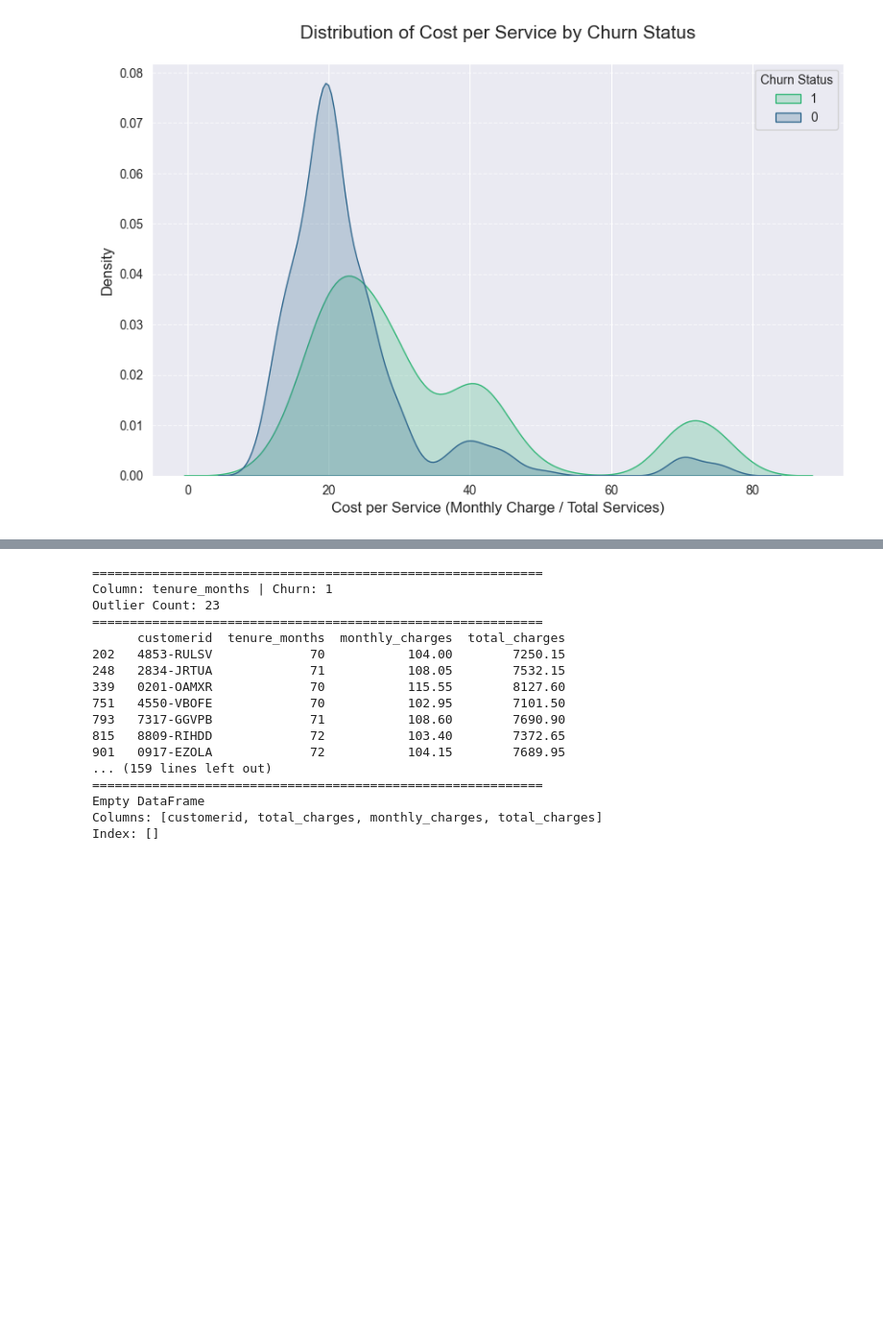
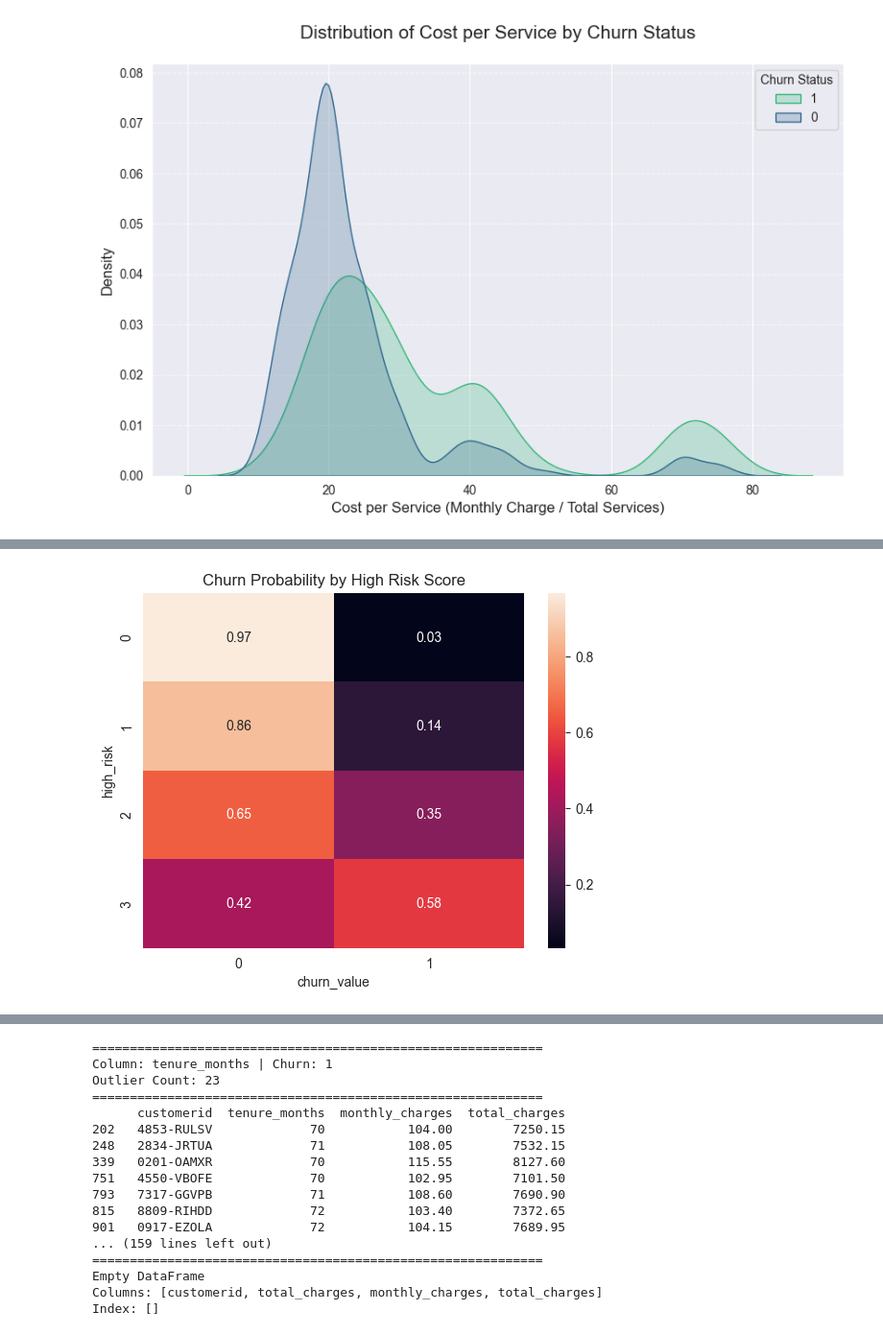
Before and after one commit to muhammetcubukluoz/TelecomCustomerChurnPrediction_ML, a Jupyter notebook: notebooks/03_feature_engineering.ipynb, the cells around one changed output, grey strips where cells are left out. Shown at 96% size. Drawn from its saved outputs; the diff is of its cells as text; code cells hidden in the pictures; blank space fills up the shorter version.

```diff
--- a/notebooks/03_feature_engineering.ipynb
+++ b/notebooks/03_feature_engineering.ipynb
@@ -346,0 +396,17 @@ plt.show()
+# %%
+risk_table = pd.crosstab(
+    data["high_risk"],
+    data["churn_value"],
+    normalize="index"
+)
+
+sns.heatmap(
+    risk_table,
+    annot=True,
+    fmt=".2f"
+)
+
+plt.title("Churn Probability by High Risk Score")
+plt.show()
+# %% [output]
+[figure, added]
```
Also changed, not shown: parts of 23 cells of this notebook, 5 other files.
